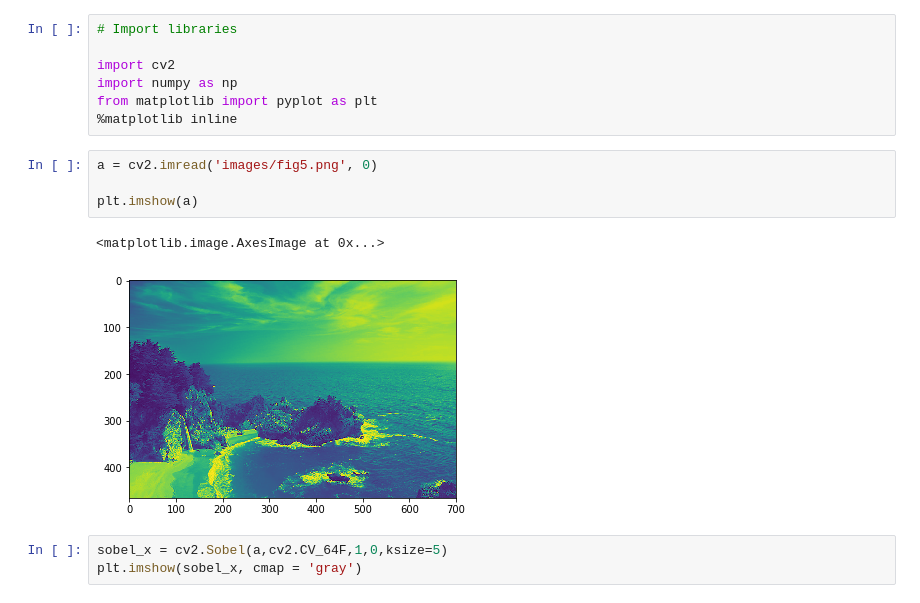
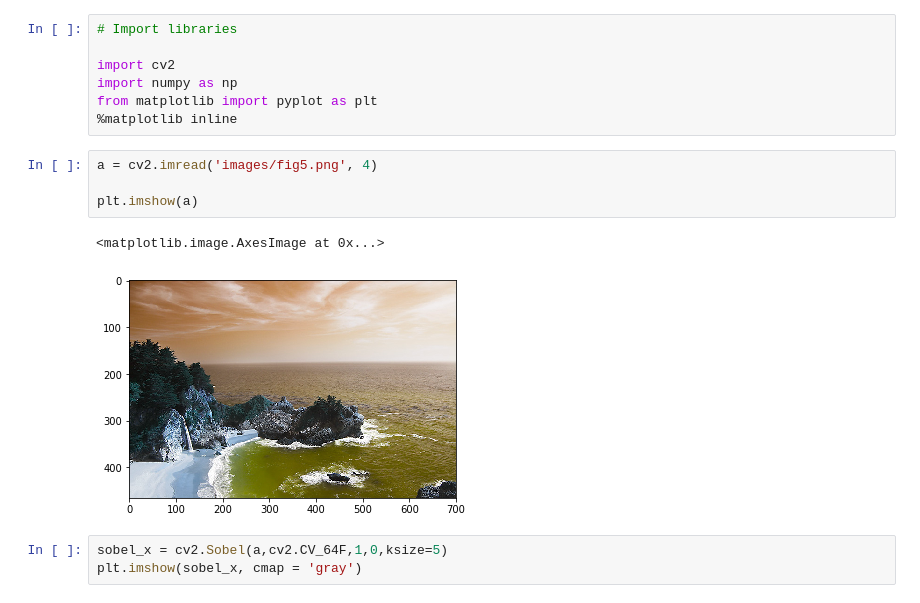
Before and after one commit to sicktastic/opencsv-playground, a Jupyter notebook: seam_carving/Gradient.ipynb, the cells around one changed output. Saved outputs shown, nothing was run; the diff lists cells and outputs as text.

Commit message:
Update image to color with OpenCV

```diff
--- a/seam_carving/Gradient.ipynb
+++ b/seam_carving/Gradient.ipynb
@@ -6,12 +6,12 @@ import numpy as np
 from matplotlib import pyplot as plt
 %matplotlib inline
 # %%
-a = cv2.imread('images/fig5.png', 0)
+a = cv2.imread('images/fig5.png', 4)
 
 plt.imshow(a)
 # %% [output]
 <matplotlib.image.AxesImage at 0x...>
-[figure, old version]
+[figure, new version]
 # %%
 sobel_x = cv2.Sobel(a,cv2.CV_64F,1,0,ksize=5)
 plt.imshow(sobel_x, cmap = 'gray')
```
Also changed, not shown: parts of 2 cells of this notebook, 1 other file.
